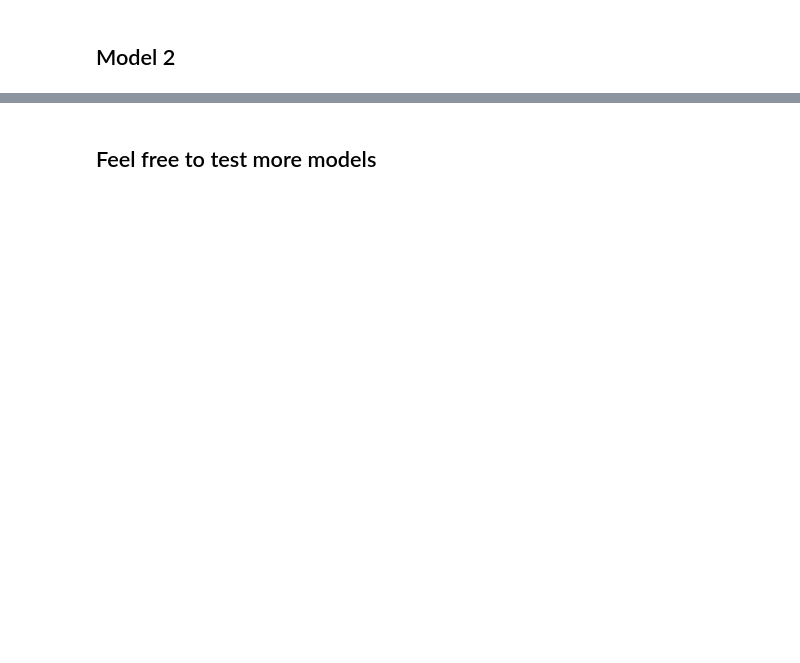
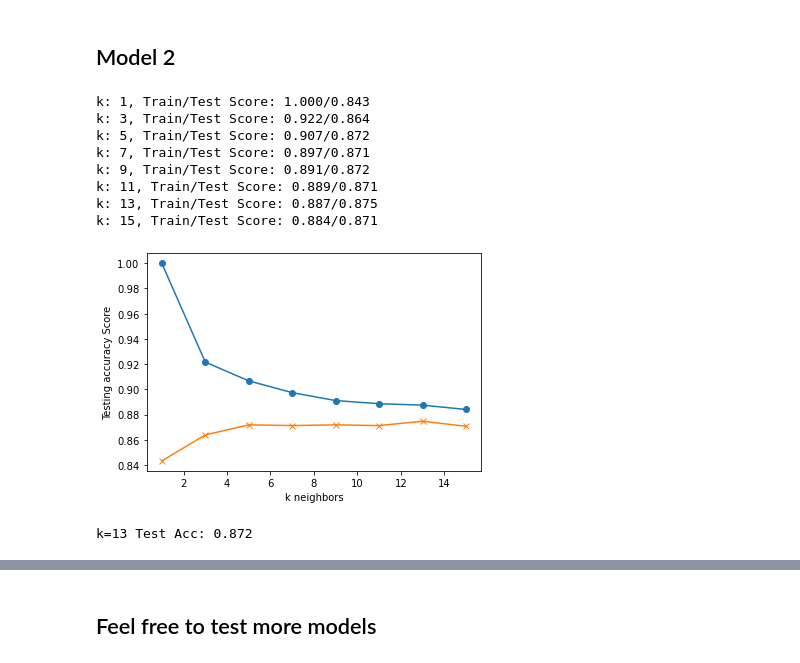
Before and after one commit to deepavadakan/machine-learning-challenge, a Jupyter notebook: exoplanet_ml.ipynb, the cells around one changed output, grey strips where cells are left out. Saved outputs shown, nothing was run; the diff lists cells and outputs as text; code cells hidden in the pictures; blank space fills up the shorter version.

Commit message:
fitting models

```diff
--- a/exoplanet_ml.ipynb
+++ b/exoplanet_ml.ipynb
@@ -245,8 +246,11 @@ X_test_scaled = X_scaler.transform(X_test)
 ## Model 1
 # %%
 # Instantiate model 1 (e.g., SVC 'linear')
-model = SVC(kernel='linear')
-model.fit(X_train_scaled, y_train)
-predictions = model.predict(X_test)
+model = SVC()
+#model.fit(X_train_scaled, y_train)
 
 # Fit model using GridSearchCV if it makes sense
+param_grid = {'C': [1, 5, 10, 50],
+              'kernel': ('linear', 'rbf')}
+grid = GridSearchCV(model, param_grid, verbose=3)
+grid.fit(X_train_scaled, y_train)
@@ -265,2 +312,39 @@ print(classification_report(y_test, predictions,
+# %%
+# Instantiate model 2 (e.g., random forest model)
+train_scores = []
+test_scores = []
+for k in range(1, 16, 2):
+    knn = KNeighborsClassifier(n_neighbors=k)
+    knn.fit(X_train_scaled, y_train)
+    train_score = knn.score(X_train_scaled, y_train)
+    test_score = knn.score(X_test_scaled, y_test)
+    train_scores.append(train_score)
+    test_scores.append(test_score)
+    print(f"k: {k}, Train/Test Score: {train_score:.3f}/{test_score:.3f}")
+
+
+plt.plot(range(1, 16, 2), train_scores, marker='o')
+plt.plot(range(1, 16, 2), test_scores, marker="x")
+plt.xlabel("k neighbors")
+plt.ylabel("Testing accuracy Score")
+plt.show()
+
+# Fit model using GridSearchCV if it makes sense
+# %% [output]
+k: 1, Train/Test Score: 1.000/0.843
+k: 3, Train/Test Score: 0.922/0.864
+k: 5, Train/Test Score: 0.907/0.872
+k: 7, Train/Test Score: 0.897/0.871
+k: 9, Train/Test Score: 0.891/0.872
+k: 11, Train/Test Score: 0.889/0.871
+k: 13, Train/Test Score: 0.887/0.875
+k: 15, Train/Test Score: 0.884/0.871
+[figure, added]
+# %%
+knn = KNeighborsClassifier(n_neighbors=9)
+knn.fit(X_train_scaled, y_train)
+print('k=13 Test Acc: %.3f' % knn.score(X_test_scaled, y_test))
+# %% [output]
+k=13 Test Acc: 0.872
 # %%
 # Look at model evalauation metrics - there are more options than just score
```
Also changed, not shown: parts of 10 cells of this notebook.
